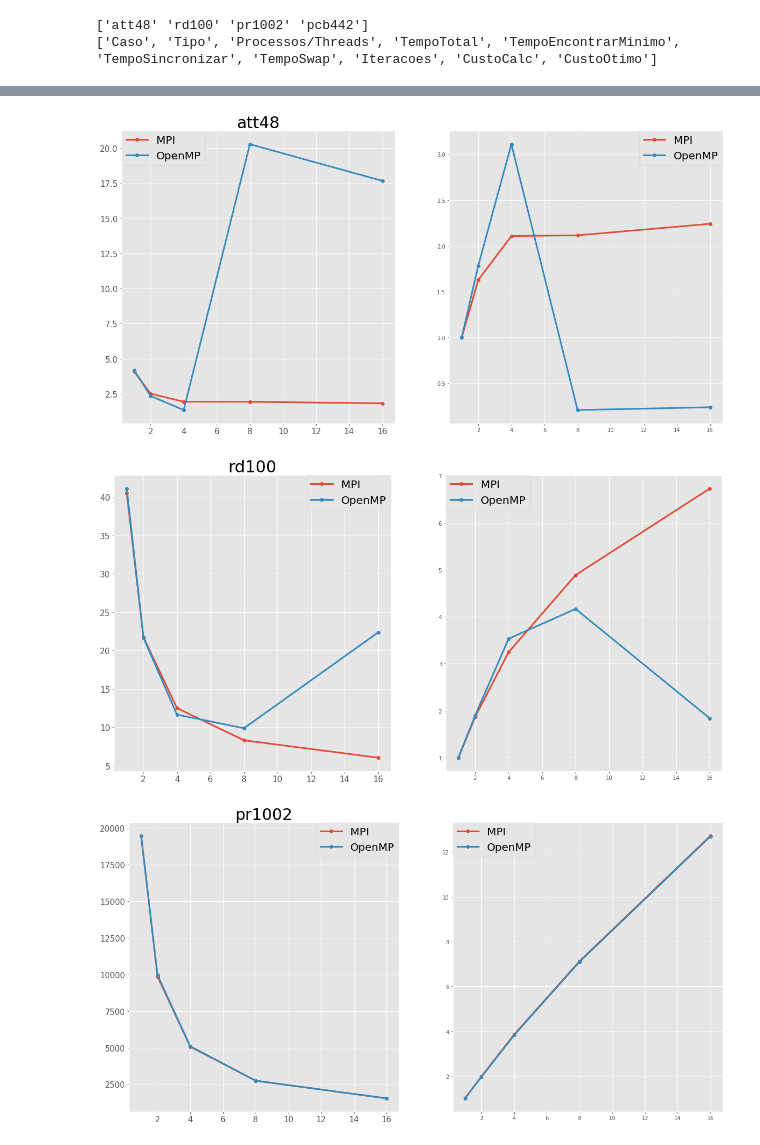
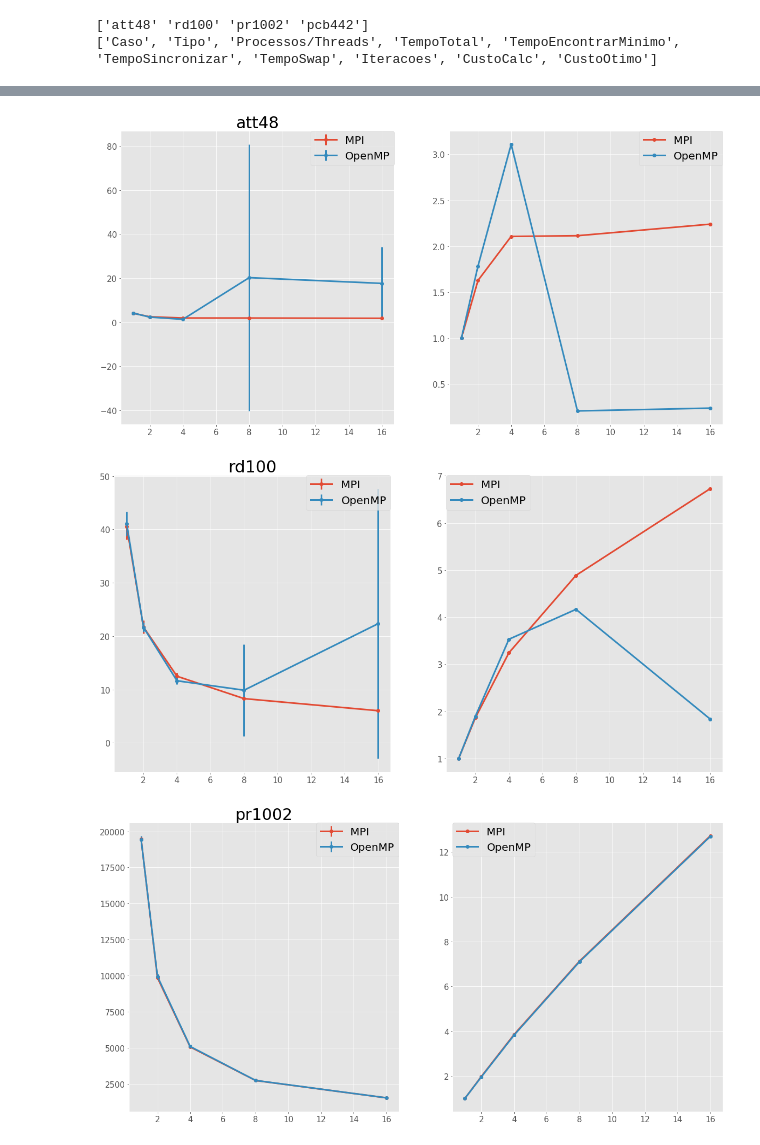
Before and after one commit to mtsodf/arq_avancadas, a Jupyter notebook: projeto_final/results/PlotResultados-2.ipynb, the cells around one changed output, grey strips where cells are left out. Saved outputs shown, nothing was run; the diff lists cells and outputs as text; code cells hidden in the pictures.

```diff
--- a/projeto_final/results/PlotResultados-2.ipynb
+++ b/projeto_final/results/PlotResultados-2.ipynb
@@ -23,7 +23,6 @@ def set_ax_style(ax):
 names = ["Id", "Caso", "Tipo", "Processos/Threads" ,"TempoTotal", "TempoEncontrarMinimo", "TempoSincronizar", "TempoSwap", "Iteracoes", "CustoCalc", "CustoOtimo", "Lixo"]
 data = pd.read_csv("NewResults/resultados_random_umno.txt", sep=";", header=None, names=names)
 names = names[1:-1]
-data = data[names]
 # %%
 data
 # %% [output]
@@ -55,7 +54,8 @@ print names
 ['att48' 'rd100' 'pr1002' 'pcb442']
 ['Caso', 'Tipo', 'Processos/Threads', 'TempoTotal', 'TempoEncontrarMinimo', 'TempoSincronizar', 'TempoSwap', 'Iteracoes', 'CustoCalc', 'CustoOtimo']
 # %%
-mean_data = data.groupby(names[0:3], as_index=False).mean()
+mean_data = data[names]
+mean_data = mean_data.groupby(names[0:3], as_index=False).mean()
 mean_data
 # %% [output]
 |  | Caso | Tipo | Processos/Threads | TempoTotal | TempoEncontrarMinimo | TempoSincronizar | TempoSwap | ... |
@@ -75,3 +75,10 @@ mean_data
 | 37 | rd100 | OpenMP | 4 | 11.630420 | 10.716577 | 0.876392 | 0.462500 | ... |
 | 38 | rd100 | OpenMP | 8 | 9.860278 | 5.708447 | 4.108716 | 0.473681 | ... |
 | 39 | rd100 | OpenMP | 16 | 22.331983 | 2.923218 | 19.361035 | 0.455200 | ... |
+# %%
+std_data = data.groupby(names[0:3], as_index=True).std()
+for name in names[3:]:
+    key = "%s (std)" % name
+    mean_data[key.strip()] = np.array(std_data[name])
+
+mean_data[mean_data.Caso=="att48"]
@@ -83,24 +102,30 @@ for caso in mean_data["Caso"].unique():
 # %%
 for i, caso in enumerate(casos):
     r = results[caso]
     fig, axis = plt.subplots(1,2, figsize=(20,10))
     set_ax_style(axis[0])
+    set_ax_style(axis[1])
 
     procs = r[r.Tipo=="MPI"]["Processos/Threads"]
     tempoMPI = np.array(r[r.Tipo=="MPI"]["TempoTotal"])
+    tempoMPIstd = np.array(r[r.Tipo=="MPI"]["TempoTotal (std)"])
     speedUpMPI = np.power(np.array(tempoMPI),-1)*tempoMPI[0]
     tempoOpenMP = np.array(r[r.Tipo=="OpenMP"]["TempoTotal"])
-    speedUpOpenMP = np.power(np.array(tempoOpenMP),-1)*tempoOpenMP[0]
+    if( len(tempoOpenMP) > 0):
+        tempoOpenMPstd = np.array(r[r.Tipo=="OpenMP"]["TempoTotal (std)"])
+        speedUpOpenMP = np.power(np.array(tempoOpenMP),-1)*tempoOpenMP[0]
 
 
-    axis[0].plot(procs, tempoMPI, marker="o",lw=3, label="MPI")
+    axis[0].errorbar(procs, tempoMPI, marker="o",lw=3, label="MPI", yerr=tempoMPIstd)
     axis[1].plot(procs, speedUpMPI, marker="o",lw=3, label="MPI")
-    axis[0].plot(procs, tempoOpenMP, marker="o", lw=3, label="OpenMP")
-    axis[1].plot(procs, speedUpOpenMP, marker="o", lw=3, label="OpenMP")
+    if( len(tempoOpenMP) > 0):
+        axis[0].errorbar(procs, tempoOpenMP, yerr=tempoOpenMPstd, marker="o", lw=3, label="OpenMP")
+        axis[1].plot(procs, speedUpOpenMP, marker="o", lw=3, label="OpenMP")
+
     axis[0].legend(borderaxespad=0., fontsize=20)
     axis[1].legend(borderaxespad=0., fontsize=20)
     axis[0].set_title(caso, fontsize=30)
 # %% [output]
-[figure, old version]
+[figure, new version]
-[figure, old version]
+[figure, new version]
-[figure, old version]
+[figure, new version]
```
Also changed, not shown: parts of 4 cells of this notebook.
